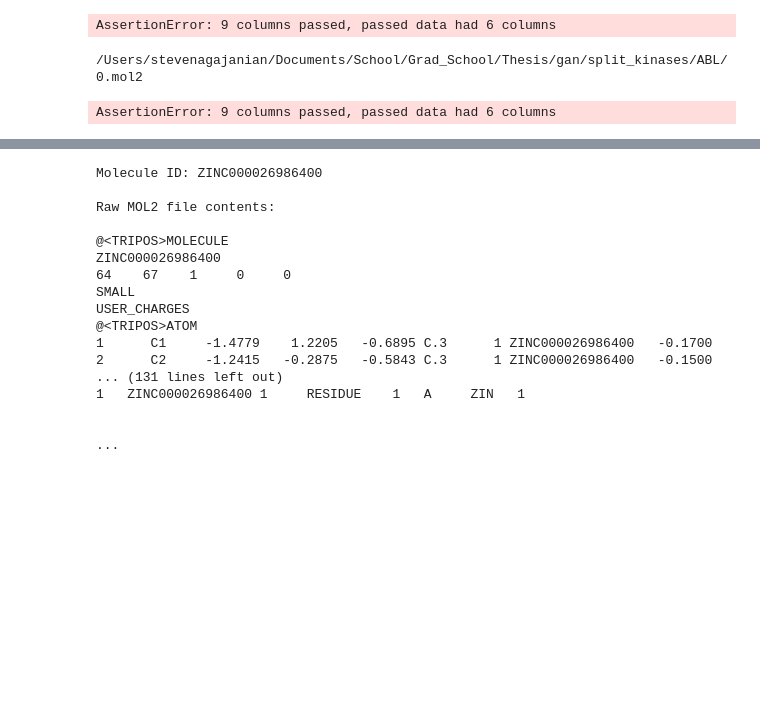
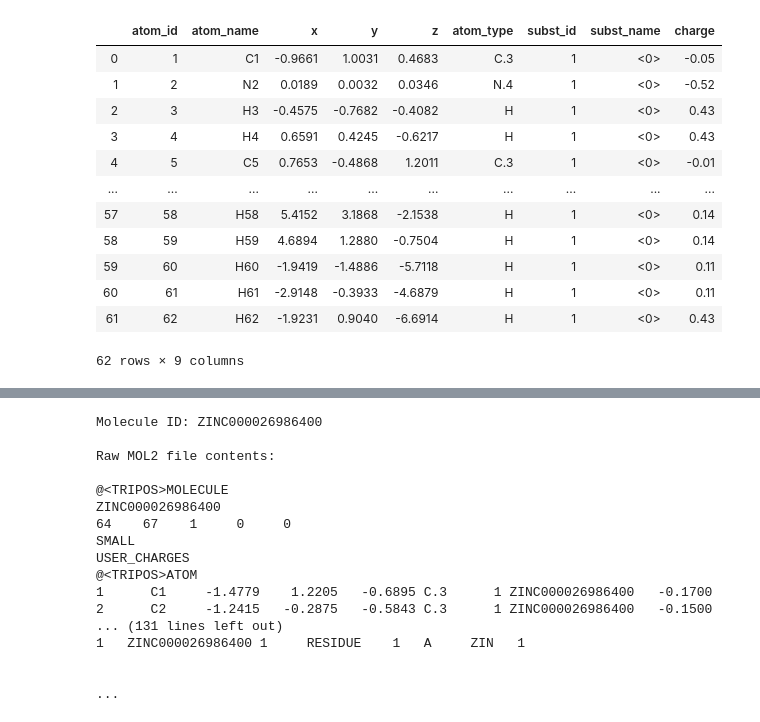
Before and after one commit to stevenagajanian/KInGAN, a Jupyter notebook: transform_all_molecules.ipynb, the cells around one changed output, grey strips where cells are left out. Saved outputs shown, nothing was run; the diff lists cells and outputs as text; code cells hidden in the pictures; blank space fills up the shorter version.

```diff
--- a/transform_all_molecules.ipynb
+++ b/transform_all_molecules.ipynb
@@ -55,23 +85,45 @@ kernel_matrix = compute_offset_matrix_wave(kernel_size)
 # %%
-pmol = PandasMol2().read_mol2('/Users/stevenagajanian/Documents/School/Grad_School/Thesis/gan/split_kinases/ABL/1.mol2')
+pmol = PandasMol2().read_mol2('C:\\Users\\steve\\Documents\\GAN\\gan\\split_kinases\\AAK1\\0.mol2')
+pmol.df
 # %% [output]
+|  | atom_id | atom_name | x | y | z | atom_type | subst_id | subst_name | charge |
+| 0 | 1 | C1 | -0.9661 | 1.0031 | 0.4683 | C.3 | 1 | <0> | -0.05 |
+| 1 | 2 | N2 | 0.0189 | 0.0032 | 0.0346 | N.4 | 1 | <0> | -0.52 |
+| 2 | 3 | H3 | -0.4575 | -0.7682 | -0.4082 | H | 1 | <0> | 0.43 |
+| 3 | 4 | H4 | 0.6591 | 0.4245 | -0.6217 | H | 1 | <0> | 0.43 |
+| 4 | 5 | C5 | 0.7653 | -0.4868 | 1.2011 | C.3 | 1 | <0> | -0.01 |
+| ... | ... | ... | ... | ... | ... | ... | ... | ... | ... |
+| 57 | 58 | H58 | 5.4152 | 3.1868 | -2.1538 | H | 1 | <0> | 0.14 |
+| 58 | 59 | H59 | 4.6894 | 1.2880 | -0.7504 | H | 1 | <0> | 0.14 |
+| 59 | 60 | H60 | -1.9419 | -1.4886 | -5.7118 | H | 1 | <0> | 0.11 |
+| 60 | 61 | H61 | -2.9148 | -0.3933 | -4.6879 | H | 1 | <0> | 0.11 |
+| 61 | 62 | H62 | -1.9231 | 0.9040 | -6.6914 | H | 1 | <0> | 0.43 |
-AssertionError: 9 columns passed, passed data had 6 columns
+62 rows × 9 columns
 # %%
-encoding_mapper = {'C':0,'O':1,'N':2,'H':3}
-decoding_mapper = {0:'C',1:'O',2:'N',3:'H'}
-for j in os.listdir('/Users/stevenagajanian/Documents/School/Grad_School/Thesis/gan/split_kinases')[1:2]:
-    for k in os.listdir('/Users/stevenagajanian/Documents/School/Grad_School/Thesis/gan/split_kinases/'+j):
-        print '/Users/stevenagajanian/Documents/School/Grad_School/Thesis/gan/split_kinases/'+j+'/'+k
-        pmol = PandasMol2().read_mol2('/Users/stevenagajanian/Documents/School/Grad_School/Thesis/gan/split_kinases/'+j+'/'+k)
-        final_molecule,error,atoms = convert_to_indeces(64,64,64,pmol.df[['x','y','z']])
-        attempted_molecule_ohe = np.zeros((resolution_size_1,resolution_size_2,resolution_size_3,channels))
-        for i in range(final_molecule.shape[0]):
-            attempted_molecule_ohe[int(final_molecule.iloc[i]['x'])][int(final_molecule.iloc[i]['y'])][int(final_molecule.iloc[i]['z'])][encoding_mapper[atoms[i][0]]] = 1
-        transformed_molecule = np.zeros((resolution_size_1,resolution_size_2,resolution_size_3,channels))
-        transformed_molecule[:,:,:,0]= convolve(attempted_molecule[0], kernel_matrix,mode='constant')
-        transformed_molecule[:,:,:,1]= convolve(attempted_molecule[1], kernel_matrix,mode='constant')
-        transformed_molecule[:,:,:,2]= convolve(attempted_molecule[2], kernel_matrix,mode='constant')
-        transformed_molecule[:,:,:,3]= convolve(attempted_molecule[3], kernel_matrix,mode='constant')
+def transform_directory(j):
+    for k in os.listdir('C:\\Users\\steve\\Documents\\GAN\\gan\\split_kinases\\'+j)[:10]:
+        #print '/Users/stevenagajanian/Documents/School/Grad_School/Thesis/gan/split_kinases/'+j+'/'+k
+        try:
+            pmol = PandasMol2().read_mol2('C:\\Users\\steve\\Documents\\GAN\\gan\\split_kinases\\'+j+'/'+k)
+            final_molecule,error,atoms = convert_to_indeces(molecule_size,molecule_size,molecule_size,pmol.df[['x','y','z','atom_type']])
+            attempted_molecule = np.zeros((channels,resolution_size_1,resolution_size_2,resolution_size_3))
+
+            for i in range(final_molecule.shape[0]):
+                attempted_molecule[encoding_mapper[atoms[i][0]]][int(final_molecule.iloc[i]['x'])][int(final_molecule.iloc[i]['y'])][int(final_molecule.iloc[i]['z'])] = 1
+            transformed_molecule = np.zeros((resolution_size_1,resolution_size_2,resolution_size_3,channels))
+            transformed_molecule[:,:,:,0]= convolve(attempted_molecule[0], kernel_matrix,mode='constant')
+            transformed_molecule[:,:,:,1]= convolve(attempted_molecule[1], kernel_matrix,mode='constant')
+            transformed_molecule[:,:,:,2]= convolve(attempted_molecule[2], kernel_matrix,mode='constant')
+            transformed_molecule[:,:,:,3]= convolve(attempted_molecule[3], kernel_matrix,mode='constant')
+            transformed_molecule[:,:,:,4]= convolve(attempted_molecule[4], kernel_matrix,mode='constant')
+            transformed_molecule[:,:,:,5]= convolve(attempted_molecule[5], kernel_matrix,mode='constant')
+            transformed_molecule[:,:,:,6]= convolve(attempted_molecule[6], kernel_matrix,mode='constant')
+            transformed_molecule[:,:,:,7]= convolve(attempted_molecule[7], kernel_matrix,mode='constant')
+            transformed_molecule[:,:,:,8]= convolve(attempted_molecule[8], kernel_matrix,mode='constant')
+            transformed_molecule[:,:,:,9]= convolve(attempted_molecule[9], kernel_matrix,mode='constant')
+
+            joblib.dump(transformed_molecule,'C:\\Users\\steve\\Documents\\GAN\\gan\\transformed_kinases\\'+j+'\\'+k+'.pkl')
+        except:
+            print(traceback.format_exc())
+            print(j)
+            print(k)
-# %% [output]
-/Users/stevenagajanian/Documents/School/Grad_School/Thesis/gan/split_kinases/ABL/0.mol2
-AssertionError: 9 columns passed, passed data had 6 columns
```
Also changed, not shown: parts of 12 cells of this notebook.
